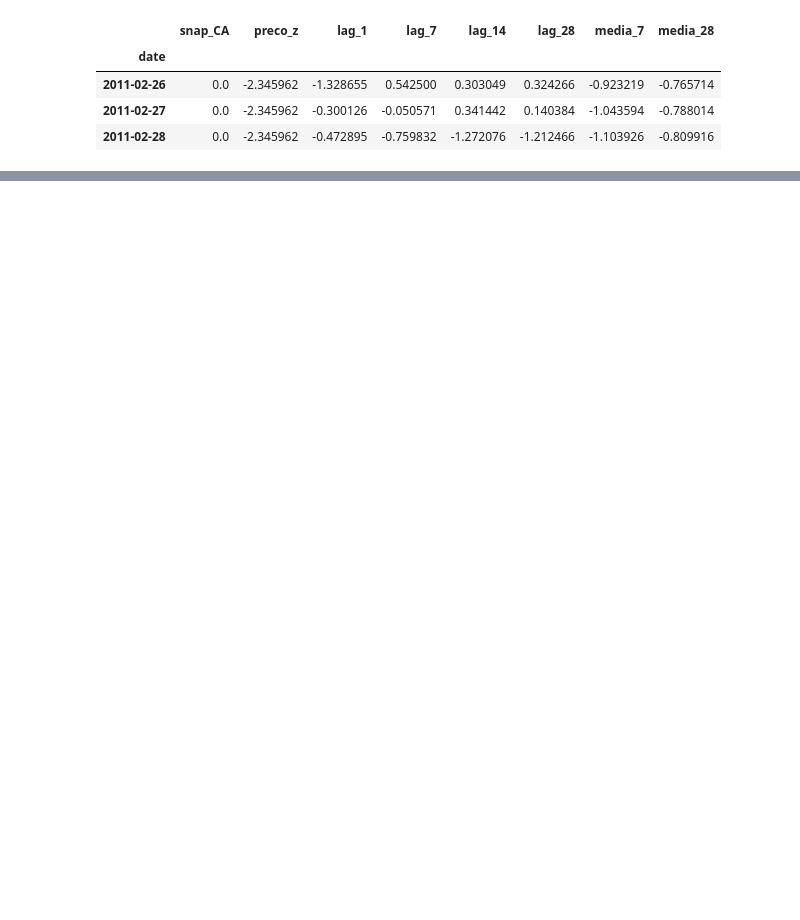
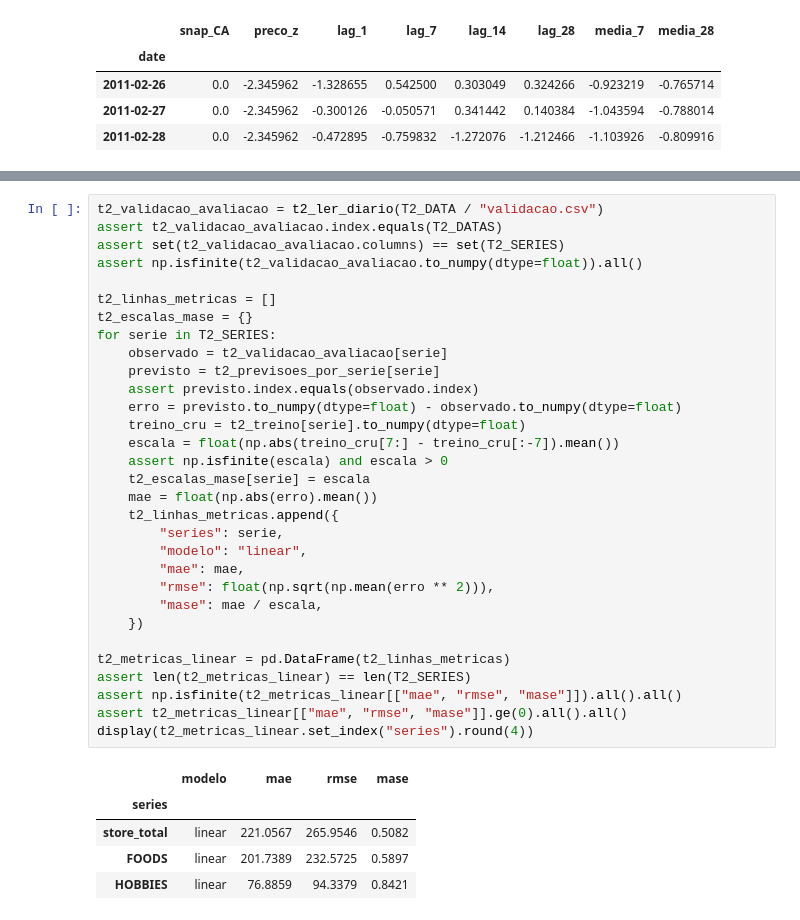
Before and after one commit to Os-Estudiosos/time-series-2026-2, a Jupyter notebook: main.ipynb, the cells around one changed output, grey strips where cells are left out. Drawn from its saved outputs; the diff is of its cells as text; blank space fills up the shorter version.

```diff
--- a/main.ipynb
+++ b/main.ipynb
@@ -2265,0 +2405,37 @@ display(t2_preparados["store_total"]["X_treino"][
+# %%
+t2_validacao_avaliacao = t2_ler_diario(T2_DATA / "validacao.csv")
+assert t2_validacao_avaliacao.index.equals(T2_DATAS)
+assert set(t2_validacao_avaliacao.columns) == set(T2_SERIES)
+assert np.isfinite(t2_validacao_avaliacao.to_numpy(dtype=float)).all()
+
+t2_linhas_metricas = []
+t2_escalas_mase = {}
+for serie in T2_SERIES:
+    observado = t2_validacao_avaliacao[serie]
+    previsto = t2_previsoes_por_serie[serie]
+    assert previsto.index.equals(observado.index)
+    erro = previsto.to_numpy(dtype=float) - observado.to_numpy(dtype=float)
+    treino_cru = t2_treino[serie].to_numpy(dtype=float)
+    escala = float(np.abs(treino_cru[7:] - treino_cru[:-7]).mean())
+    assert np.isfinite(escala) and escala > 0
+    t2_escalas_mase[serie] = escala
+    mae = float(np.abs(erro).mean())
+    t2_linhas_metricas.append({
+        "series": serie,
+        "modelo": "linear",
+        "mae": mae,
+        "rmse": float(np.sqrt(np.mean(erro ** 2))),
+        "mase": mae / escala,
+    })
+
+t2_metricas_linear = pd.DataFrame(t2_linhas_metricas)
+assert len(t2_metricas_linear) == len(T2_SERIES)
+assert np.isfinite(t2_metricas_linear[["mae", "rmse", "mase"]]).all().all()
+assert t2_metricas_linear[["mae", "rmse", "mase"]].ge(0).all().all()
+display(t2_metricas_linear.set_index("series").round(4))
+# %% [output]
+|  | modelo | mae | rmse | mase |
+| series |  |  |  |  |
+| store_total | linear | 221.0567 | 265.9546 | 0.5082 |
+| FOODS | linear | 201.7389 | 232.5725 | 0.5897 |
+| HOBBIES | linear | 76.8859 | 94.3379 | 0.8421 |
```
Also changed, not shown: parts of 5 cells of this notebook.
